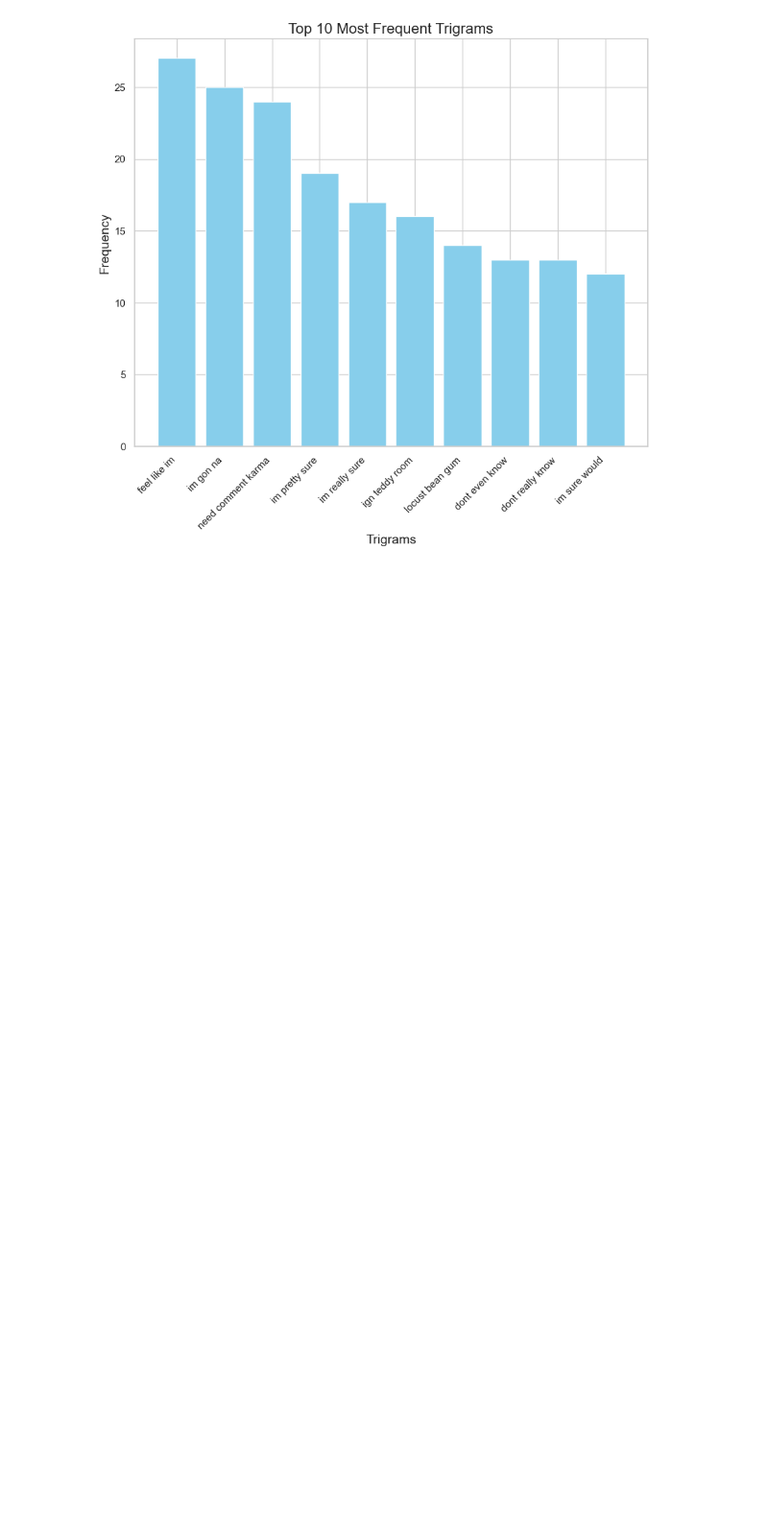
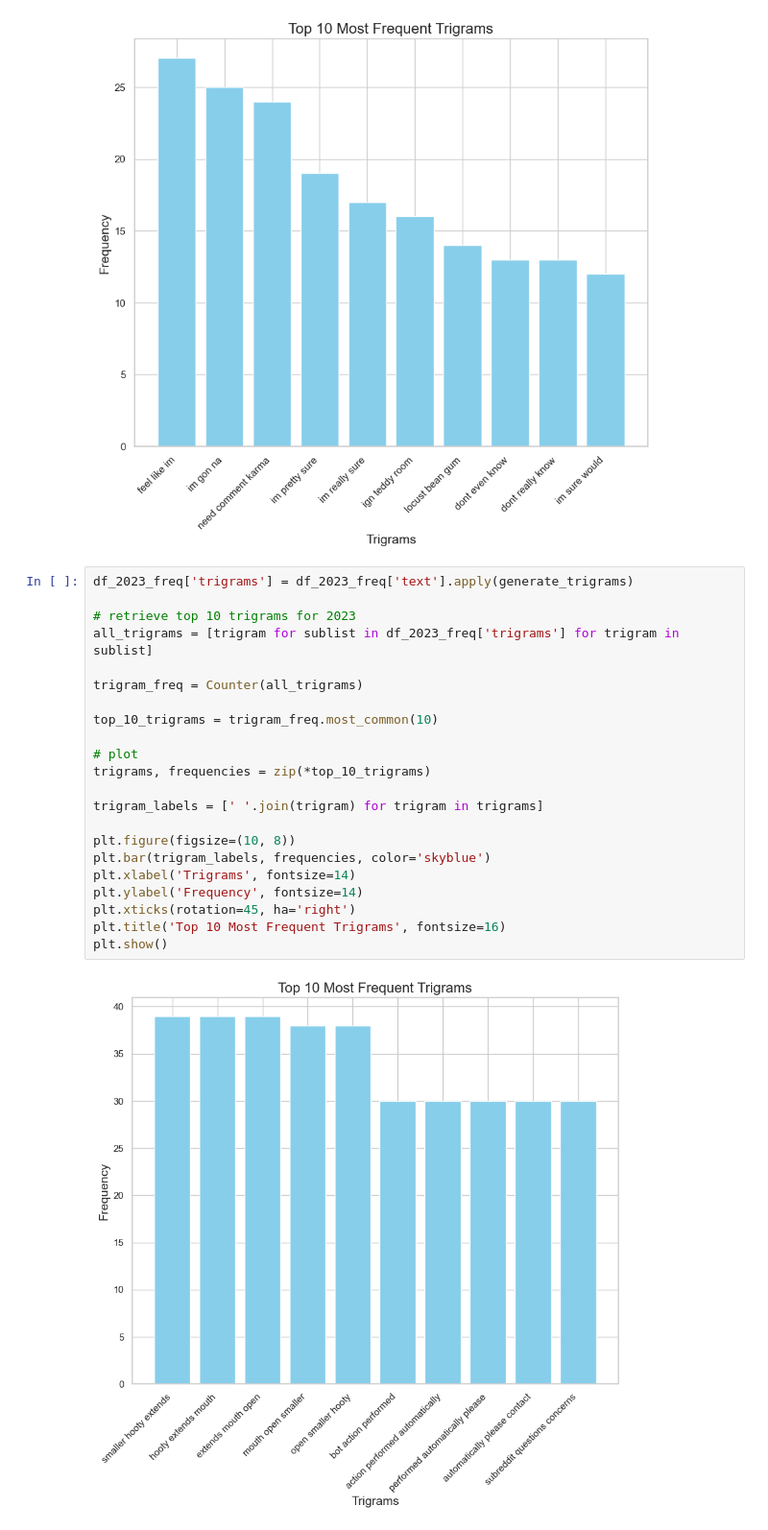
Before and after one commit to dsgt-kaggle-clef/erisk-2024, a Jupyter notebook: AaryanPotdar/EDA.ipynb, the cells around one changed output. Shown at 96% size. Saved outputs shown, nothing was run; the diff lists cells and outputs as text; blank space fills up the shorter version.

```diff
--- a/AaryanPotdar/EDA.ipynb
+++ b/AaryanPotdar/EDA.ipynb
@@ -596,3 +596,27 @@ plt.title('Top 10 Most Frequent Trigrams', fontsize=16)
 plt.show()
 # %% [output]
 [figure]
+# %%
+df_2023_freq['trigrams'] = df_2023_freq['text'].apply(generate_trigrams)
+
+# retrieve top 10 trigrams for 2023
+all_trigrams = [trigram for sublist in df_2023_freq['trigrams'] for trigram in sublist]
+
+trigram_freq = Counter(all_trigrams)
+
+top_10_trigrams = trigram_freq.most_common(10)
+
+# plot
+trigrams, frequencies = zip(*top_10_trigrams)
+
+trigram_labels = [' '.join(trigram) for trigram in trigrams]
+
+plt.figure(figsize=(10, 8))
+plt.bar(trigram_labels, frequencies, color='skyblue')
+plt.xlabel('Trigrams', fontsize=14)
+plt.ylabel('Frequency', fontsize=14)
+plt.xticks(rotation=45, ha='right')
+plt.title('Top 10 Most Frequent Trigrams', fontsize=16)
+plt.show()
+# %% [output]
+[figure, added]
```
Also changed, not shown: parts of 5 cells of this notebook.
